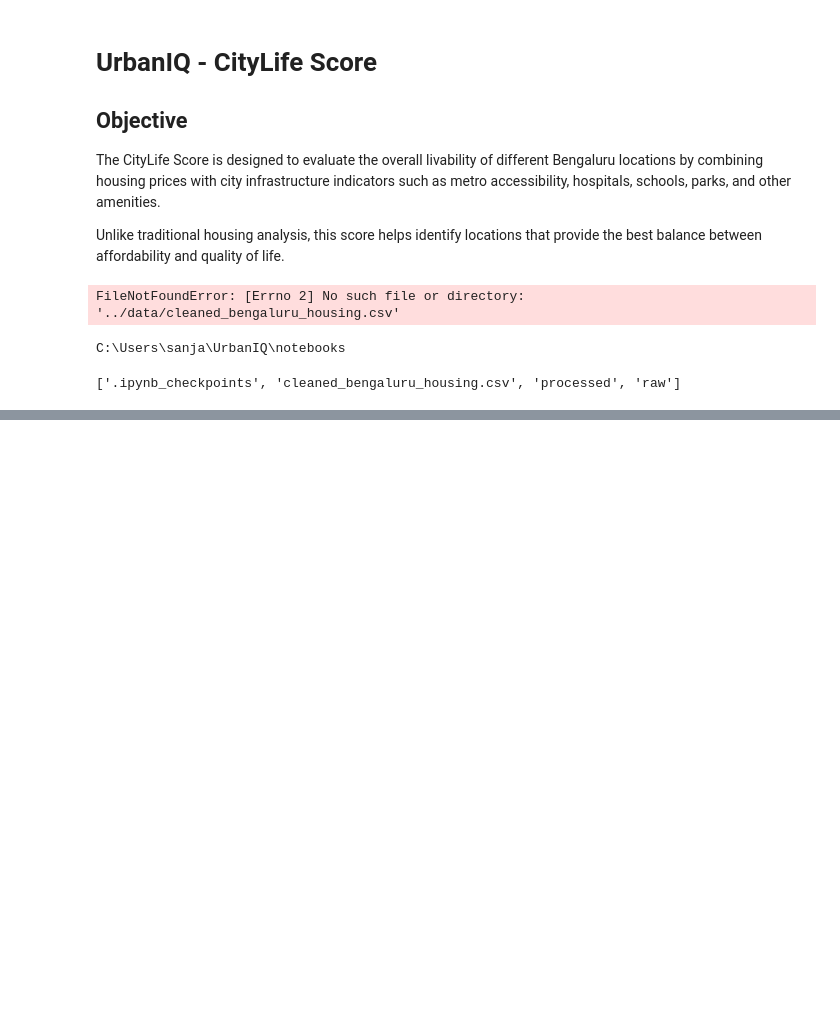
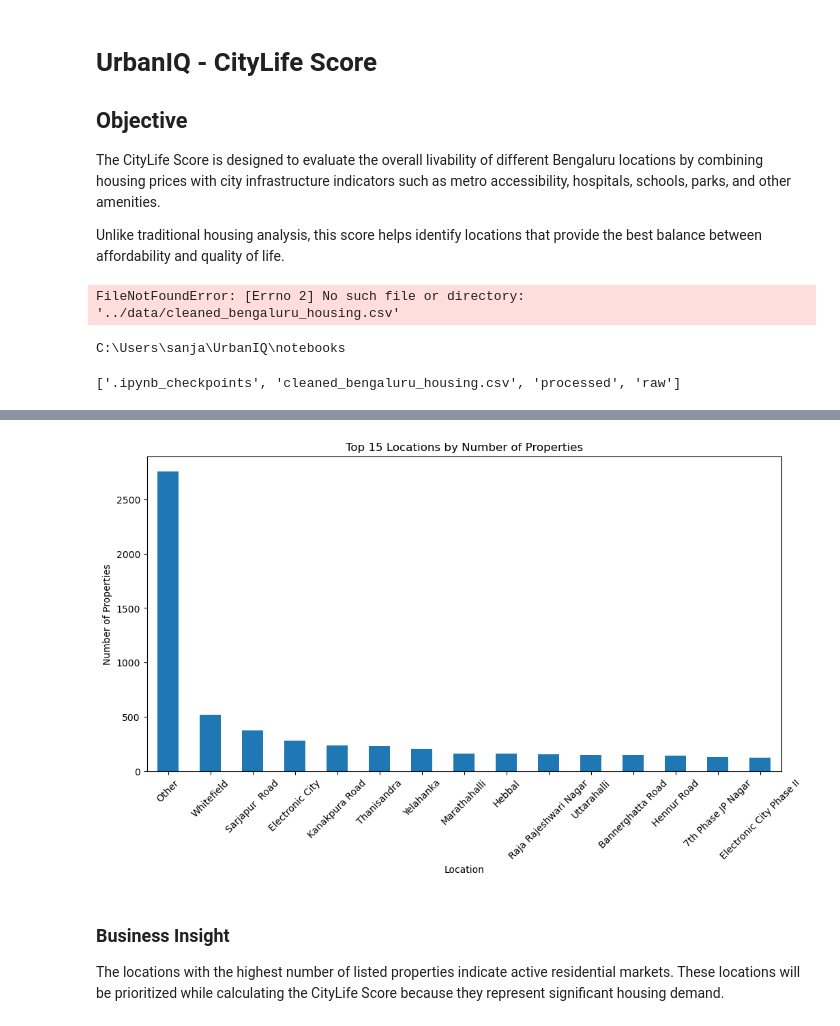
Before and after one commit to sanjureddy17/UrbanIQ, a Jupyter notebook: notebooks/03_CityLife_Score.ipynb, the cells around one changed output, grey strips where cells are left out. Drawn from its saved outputs; the diff is of its cells as text; code cells hidden in the pictures; blank space fills up the shorter version.

Commit message:
Completed UrbanIQ CityLife Score feature engineering

```diff
--- a/notebooks/03_CityLife_Score.ipynb
+++ b/notebooks/03_CityLife_Score.ipynb
@@ -30,3 +30,9 @@ import os
 print(os.listdir("../data"))
 # %% [output]
 ['.ipynb_checkpoints', 'cleaned_bengaluru_housing.csv', 'processed', 'raw']
+# %%
+import pandas as pd
+
+df = pd.read_csv("../data/cleaned_bengaluru_housing.csv")
+
+df.head()
@@ -32,0 +130,4 @@ print(os.listdir("../data"))
+# %%
+location_counts = df["location"].value_counts().head(15)
+
+location_counts
@@ -32,0 +152,22 @@ print(os.listdir("../data"))
+# %%
+plt.figure(figsize=(12,6))
+
+location_counts.plot(kind="bar")
+
+plt.title("Top 15 Locations by Number of Properties")
+plt.xlabel("Location")
+plt.ylabel("Number of Properties")
+
+plt.xticks(rotation=45)
+
+plt.savefig("../images/location_distribution_citylife.png",
+            dpi=300,
+            bbox_inches="tight")
+
+plt.show()
+# %% [output]
+[figure, added]
+# %% [markdown]
+### Business Insight
+
+The locations with the highest number of listed properties indicate active residential markets. These locations will be prioritized while calculating the CityLife Score because they represent significant housing demand.
```
Also changed, not shown: parts of 50 cells of this notebook, 7 other files.
